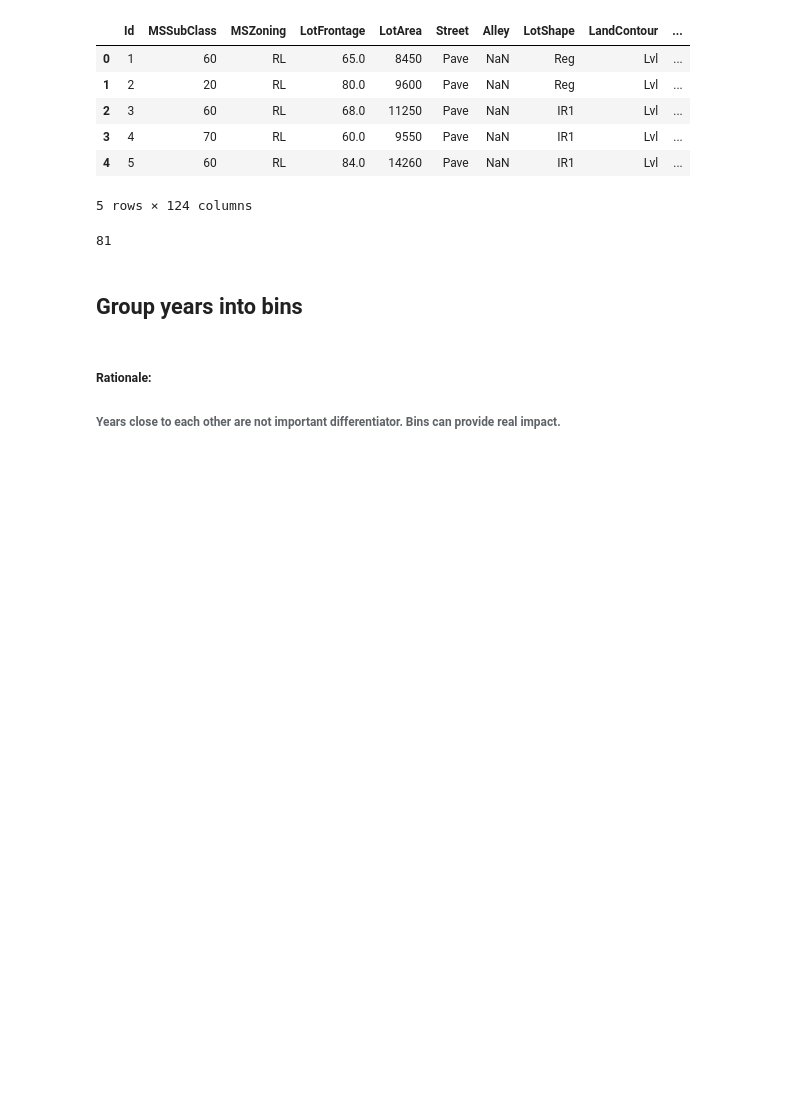
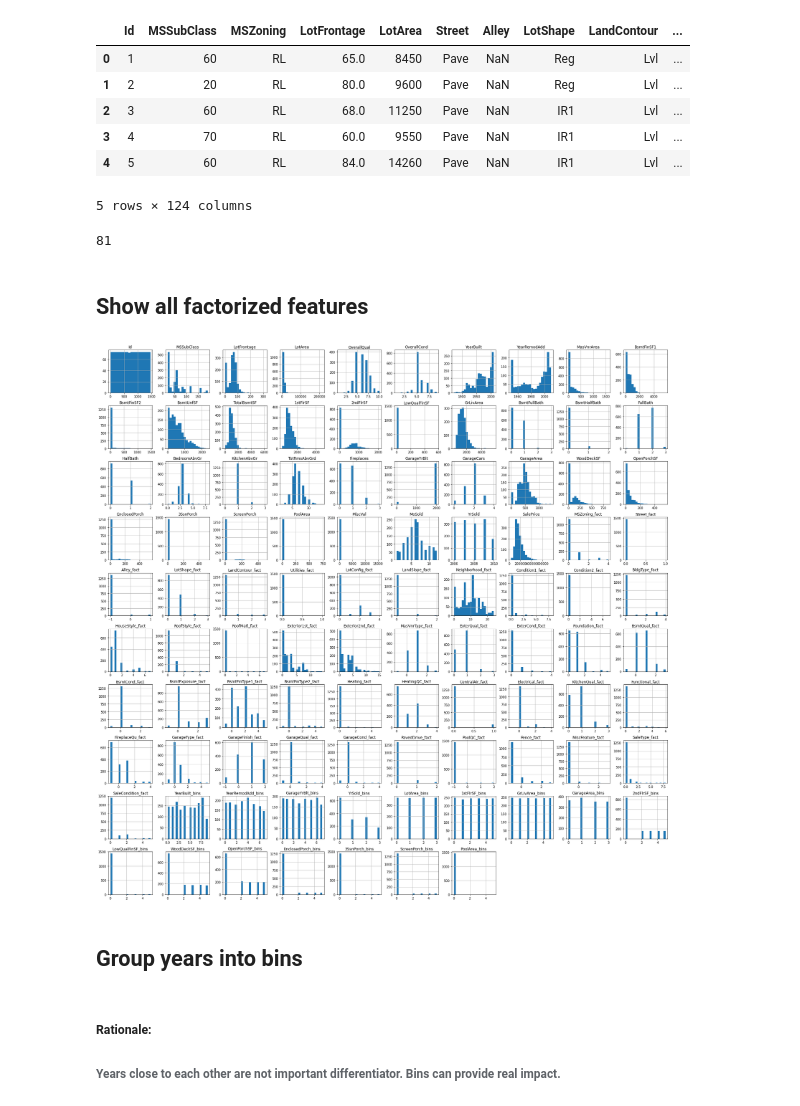
Before and after one commit to mikolajkania/kaggle-03-house-prices, a Jupyter notebook: notebooks/eda_train.ipynb, the cells around one changed output. Saved outputs shown, nothing was run; the diff lists cells and outputs as text; code cells hidden in the pictures; blank space fills up the shorter version.

```diff
--- a/notebooks/eda_train.ipynb
+++ b/notebooks/eda_train.ipynb
@@ -90,6 +96,12 @@ train_df.head()
 len(final_columns)
 # %% [output]
 81
+# %% [markdown]
+## Show all factorized features
+# %%
+train_df.hist(figsize=(32, 32), bins=20);
+# %% [output]
+[figure, added]
 # %% [markdown]
 ## Group years into bins
 # %% [markdown]
```
Also changed, not shown: parts of 4 cells of this notebook.
